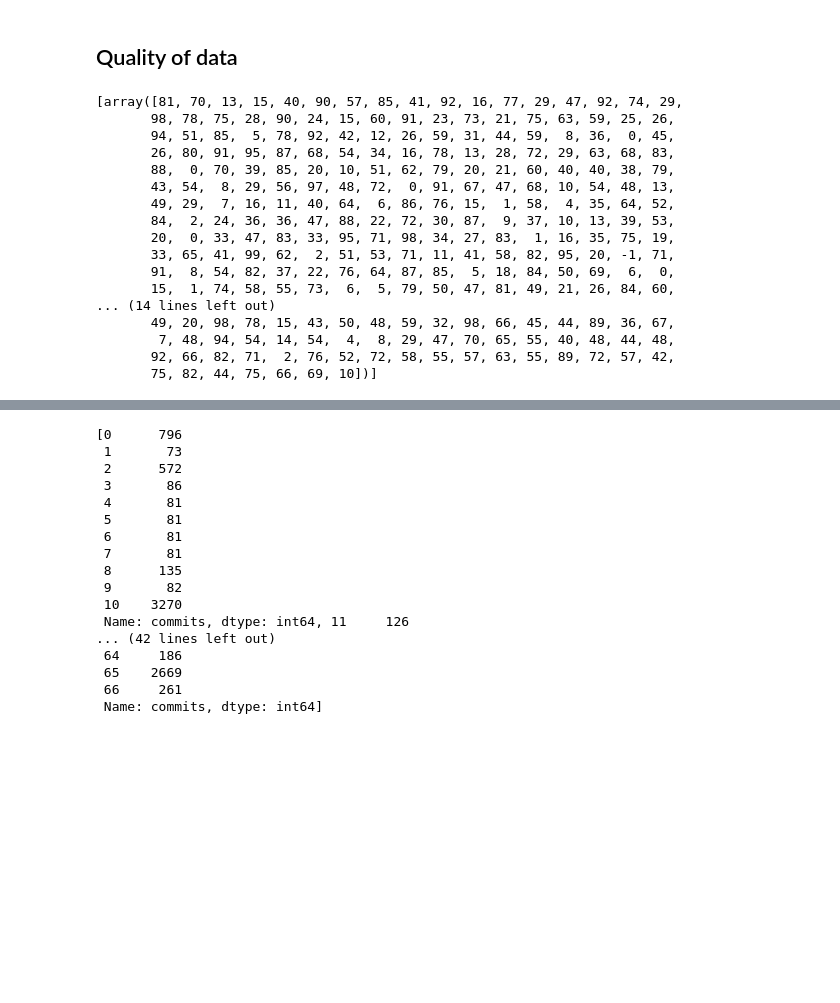
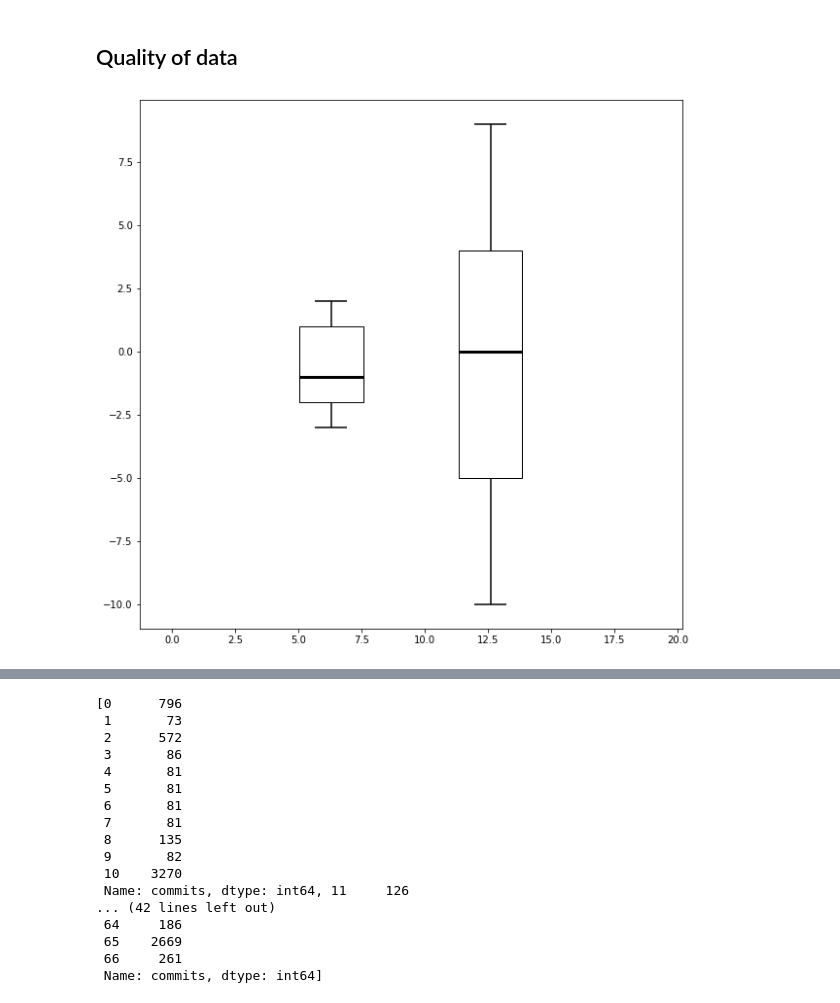
Before and after one commit to HarryZhao2000/boxplot, a Jupyter notebook: code/test.ipynb, the cells around one changed output, grey strips where cells are left out. Saved outputs shown, nothing was run; the diff lists cells and outputs as text; code cells hidden in the pictures; blank space fills up the shorter version.

```diff
--- a/code/test.ipynb
+++ b/code/test.ipynb
@@ -9,25 +9,10 @@ import numpy as np
 ## Quality of data
 # %%
 # Integers
-Integers = [np.random.randint(-1, 100, 500, dtype='l')]
+Integers = [np.random.randint(-3, 3, 500, dtype='l'),np.random.randint(-10, 10, 500, dtype='l')]
 Float = np.random.random([2,500]).tolist()
-
-print(Integers)
-# %% [output]
-[array([81, 70, 13, 15, 40, 90, 57, 85, 41, 92, 16, 77, 29, 47, 92, 74, 29,
-       98, 78, 75, 28, 90, 24, 15, 60, 91, 23, 73, 21, 75, 63, 59, 25, 26,
-       94, 51, 85,  5, 78, 92, 42, 12, 26, 59, 31, 44, 59,  8, 36,  0, 45,
-       26, 80, 91, 95, 87, 68, 54, 34, 16, 78, 13, 28, 72, 29, 63, 68, 83,
-       88,  0, 70, 39, 85, 20, 10, 51, 62, 79, 20, 21, 60, 40, 40, 38, 79,
-       43, 54,  8, 29, 56, 97, 48, 72,  0, 91, 67, 47, 68, 10, 54, 48, 13,
-       49, 29,  7, 16, 11, 40, 64,  6, 86, 76, 15,  1, 58,  4, 35, 64, 52,
-       84,  2, 24, 36, 36, 47, 88, 22, 72, 30, 87,  9, 37, 10, 13, 39, 53,
-       20,  0, 33, 47, 83, 33, 95, 71, 98, 34, 27, 83,  1, 16, 35, 75, 19,
-       33, 65, 41, 99, 62,  2, 51, 53, 71, 11, 41, 58, 82, 95, 20, -1, 71,
-       91,  8, 54, 82, 37, 22, 76, 64, 87, 85,  5, 18, 84, 50, 69,  6,  0,
-       15,  1, 74, 58, 55, 73,  6,  5, 79, 50, 47, 81, 49, 21, 26, 84, 60,
-... (14 lines left out)
-       49, 20, 98, 78, 15, 43, 50, 48, 59, 32, 98, 66, 45, 44, 89, 36, 67,
-        7, 48, 94, 54, 14, 54,  4,  8, 29, 47, 70, 65, 55, 40, 48, 44, 48,
-       92, 66, 82, 71,  2, 76, 52, 72, 58, 55, 57, 63, 55, 89, 72, 57, 42,
-       75, 82, 44, 75, 66, 69, 10])]
+# %%
+fig,ax = plt.subplots(figsize=(10,10))
+bx.boxplot(ax,Integers)
+# %% [output]
+[figure, added]
```
Also changed, not shown: parts of 14 cells of this notebook.
